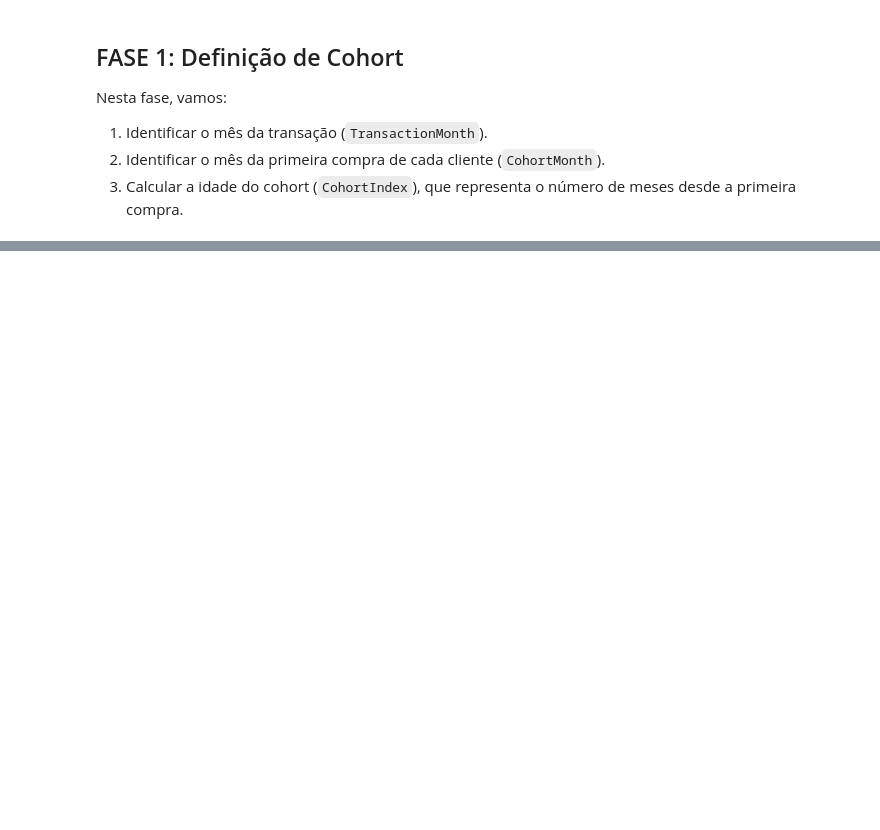
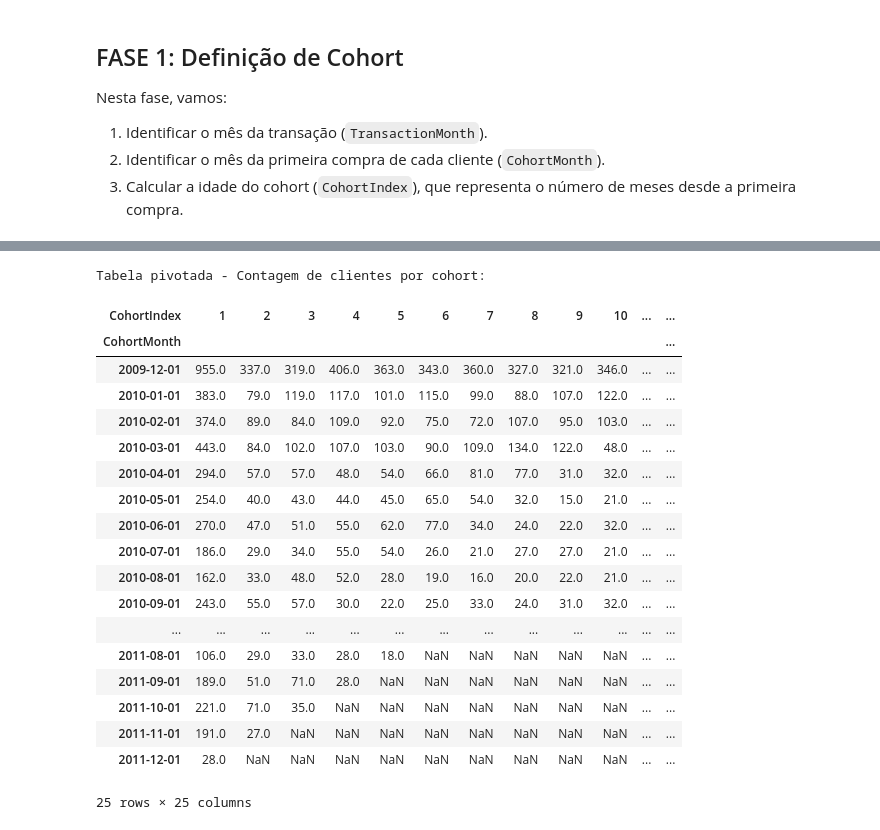
Before and after one commit to rafael-a-ribeiro/Portfolio, a Jupyter notebook: Análise de Cohort para Retenção de Clientes.ipynb, the cells around one changed output, grey strips where cells are left out. Cells and saved outputs as stored; diff of their text form; code cells hidden in the pictures; blank space fills up the shorter version.

```diff
--- a/Análise de Cohort para Retenção de Clientes.ipynb
+++ b/Análise de Cohort para Retenção de Clientes.ipynb
@@ -85,0 +127,13 @@ df.head()
+# %%
+# 1. Contagem de Clientes
+# Agrupar por CohortMonth e CohortIndex e contar Customer IDs únicos
+cohort_data = df.groupby(['CohortMonth', 'CohortIndex'])['Customer ID'].nunique()
+
+# Resetar o índice para transformar em DataFrame
+cohort_data = cohort_data.reset_index()
+
+# Renomear a coluna para melhor entendimento
+cohort_data.rename(columns={'Customer ID': 'NumCustomers'}, inplace=True)
+
+print("Dados de cohort agrupados:")
+display(cohort_data.head(20))
@@ -85,0 +159,30 @@ df.head()
+# %%
+# 2. Pivotamento da Tabela
+# Transformar em pivot table: linhas = CohortMonth, colunas = CohortIndex
+cohort_counts = cohort_data.pivot(index='CohortMonth',
+                                   columns='CohortIndex',
+                                   values='NumCustomers')
+
+print("Tabela pivotada - Contagem de clientes por cohort:")
+display(cohort_counts)
+# %% [output]
+Tabela pivotada - Contagem de clientes por cohort:
+| CohortIndex | 1 | 2 | 3 | 4 | 5 | 6 | 7 | 8 | 9 | 10 | ... | ... |
+| CohortMonth |  |  |  |  |  |  |  |  |  |  |  | ... |
+| 2009-12-01 | 955.0 | 337.0 | 319.0 | 406.0 | 363.0 | 343.0 | 360.0 | 327.0 | 321.0 | 346.0 | ... | ... |
+| 2010-01-01 | 383.0 | 79.0 | 119.0 | 117.0 | 101.0 | 115.0 | 99.0 | 88.0 | 107.0 | 122.0 | ... | ... |
+| 2010-02-01 | 374.0 | 89.0 | 84.0 | 109.0 | 92.0 | 75.0 | 72.0 | 107.0 | 95.0 | 103.0 | ... | ... |
+| 2010-03-01 | 443.0 | 84.0 | 102.0 | 107.0 | 103.0 | 90.0 | 109.0 | 134.0 | 122.0 | 48.0 | ... | ... |
+| 2010-04-01 | 294.0 | 57.0 | 57.0 | 48.0 | 54.0 | 66.0 | 81.0 | 77.0 | 31.0 | 32.0 | ... | ... |
+| 2010-05-01 | 254.0 | 40.0 | 43.0 | 44.0 | 45.0 | 65.0 | 54.0 | 32.0 | 15.0 | 21.0 | ... | ... |
+| 2010-06-01 | 270.0 | 47.0 | 51.0 | 55.0 | 62.0 | 77.0 | 34.0 | 24.0 | 22.0 | 32.0 | ... | ... |
+| 2010-07-01 | 186.0 | 29.0 | 34.0 | 55.0 | 54.0 | 26.0 | 21.0 | 27.0 | 27.0 | 21.0 | ... | ... |
+| 2010-08-01 | 162.0 | 33.0 | 48.0 | 52.0 | 28.0 | 19.0 | 16.0 | 20.0 | 22.0 | 21.0 | ... | ... |
+| 2010-09-01 | 243.0 | 55.0 | 57.0 | 30.0 | 22.0 | 25.0 | 33.0 | 24.0 | 31.0 | 32.0 | ... | ... |
+| ... | ... | ... | ... | ... | ... | ... | ... | ... | ... | ... | ... | ... |
+| 2011-08-01 | 106.0 | 29.0 | 33.0 | 28.0 | 18.0 | NaN | NaN | NaN | NaN | NaN | ... | ... |
+| 2011-09-01 | 189.0 | 51.0 | 71.0 | 28.0 | NaN | NaN | NaN | NaN | NaN | NaN | ... | ... |
+| 2011-10-01 | 221.0 | 71.0 | 35.0 | NaN | NaN | NaN | NaN | NaN | NaN | NaN | ... | ... |
+| 2011-11-01 | 191.0 | 27.0 | NaN | NaN | NaN | NaN | NaN | NaN | NaN | NaN | ... | ... |
+| 2011-12-01 | 28.0 | NaN | NaN | NaN | NaN | NaN | NaN | NaN | NaN | NaN | ... | ... |
+25 rows × 25 columns
```
Also changed, not shown: parts of 14 cells of this notebook, 1 other file.
